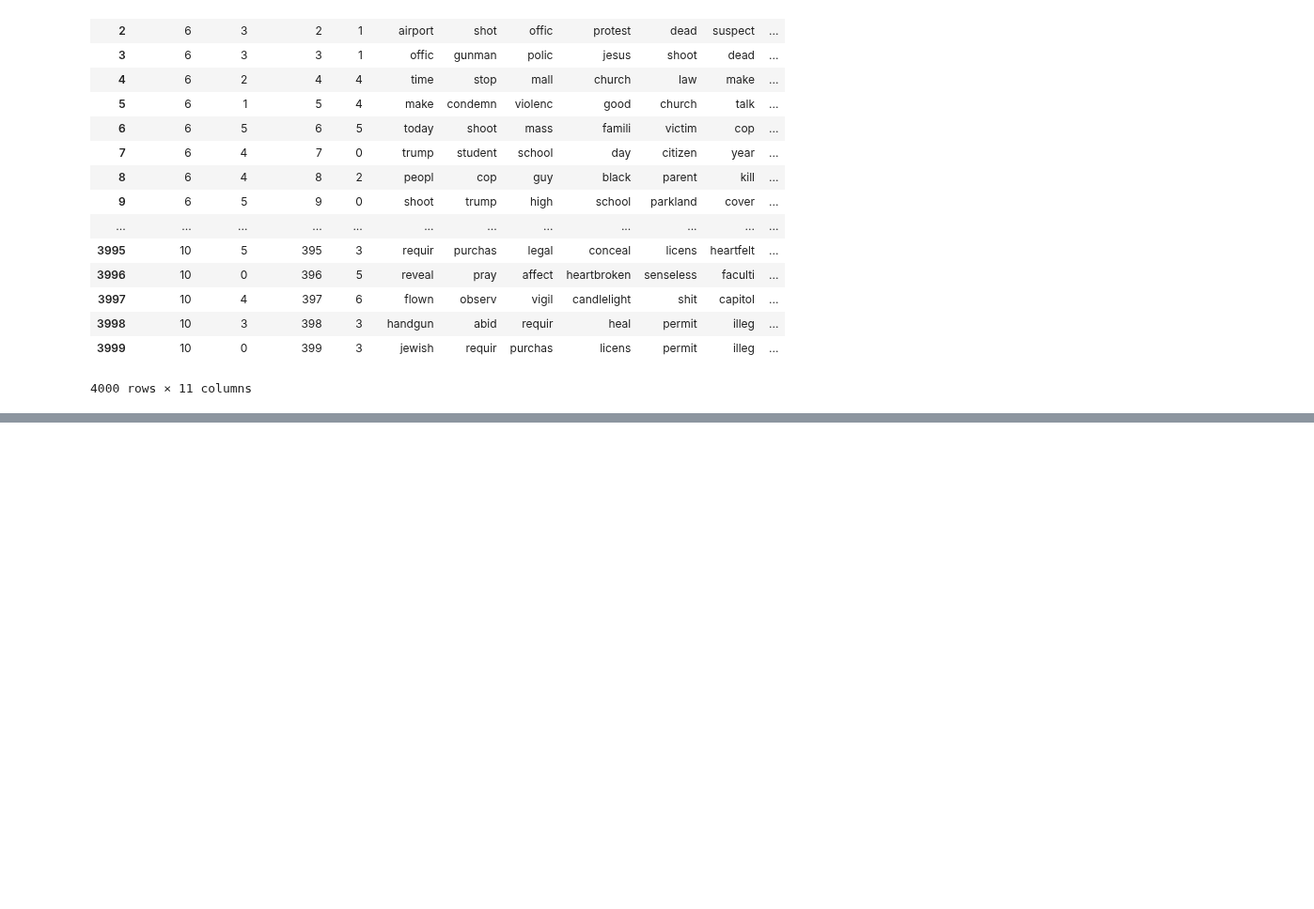
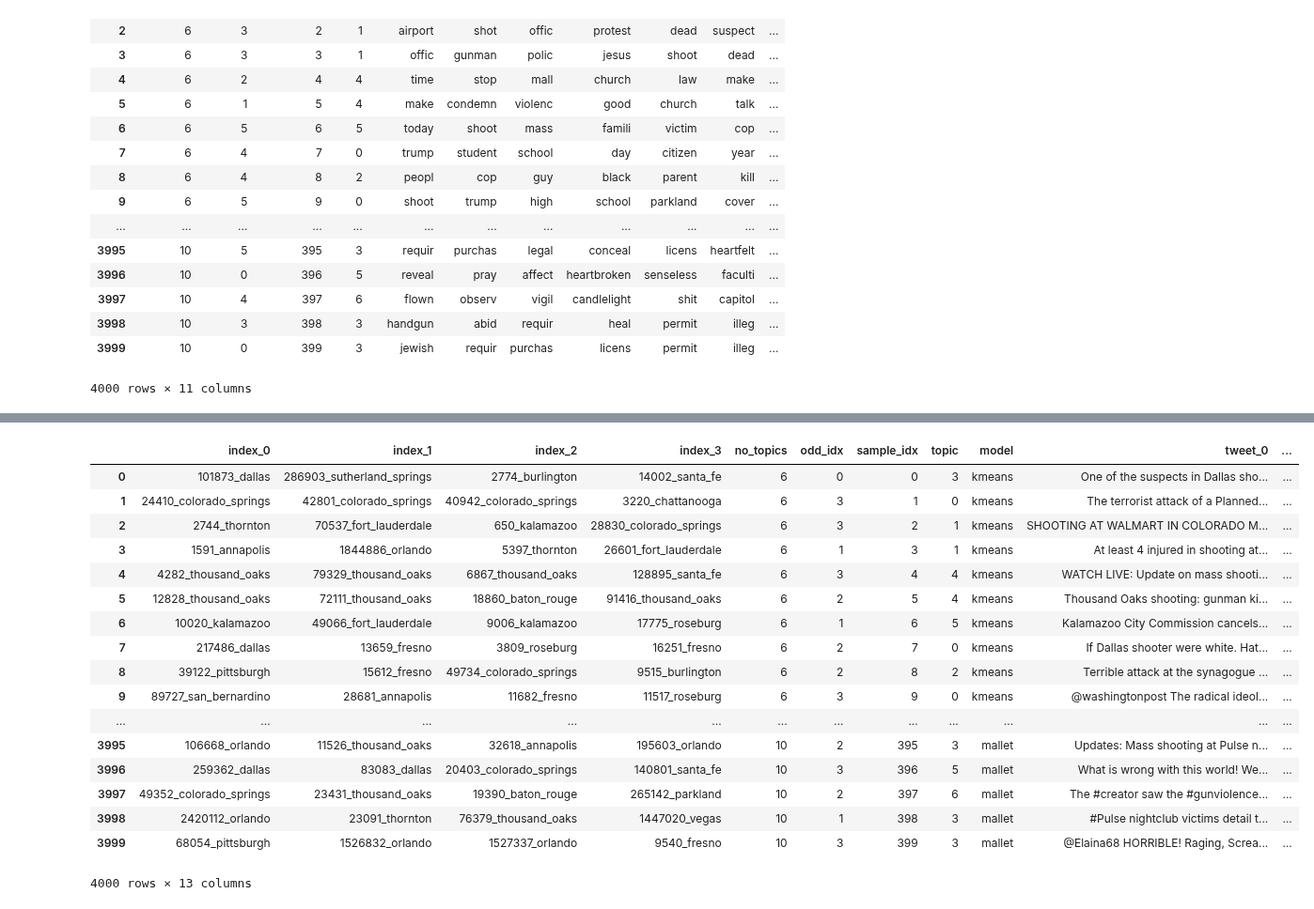
Before and after one commit to ddemszky/framing-twitter, a Jupyter notebook: 2_topic_clustering/collect data for evaluation.ipynb, the cells around one changed output, grey strips where cells are left out. Shown at 94% size. Cells and saved outputs as stored; diff of their text form; code cells hidden in the pictures; blank space fills up the shorter version.

```diff
--- a/2_topic_clustering/collect data for evaluation.ipynb
+++ b/2_topic_clustering/collect data for evaluation.ipynb
@@ -211,0 +291,27 @@ concat.to_csv(OUTPUT_DIR + 'word_intrusion_data.csv', index=False)
+# %%
+thresholds = json.load(open(OUTPUT_DIR + 'prob_thresholds.json', 'r'))
+dicts = []
+for k in K_VALS:
+    print(k, 'clusters')
+    # get large tweet sample where all events are equally represented
+    dfs = []
+    for e in events:
+        df = pd.read_csv(TWEET_DIR + e + '/' + e + '_mallet_topics_' + str(k) + '.csv')
+        df['ratio']  = (1 - df['prob_0']) / (1 - df['prob_1'])
+        df = df[df['ratio'] < thresholds[str(k)]].sample(SAMPLE_PER_EVENT, random_state=config['SEED'])
+        df['indices_in_original'] = df['indices_in_original'].astype(str) + '_' + e
+        dfs.append(df)
+    concat = pd.concat(dfs, ignore_index=True)
+    percentile_count = int(len(concat) / 100 * LOWEST_PERCENTILE)
+    print(percentile_count)
+
+    # get closest tweets
+    closest = {i: set(topic_tweet_neighbors(concat, i, percentile_count, k)) for i in range(k)}
+
+    # get furthest tweets to each cluster within LOWEST_PERCENTILE percentile
+    furthest = {i: set(topic_tweet_neighbors(concat, i, percentile_count, k, close=False)) for i in range(k)}
+    furthest = get_furthest_other_closest(furthest, closest)
+
+    # generate samples
+    dicts = generate_samples(k, closest, furthest, dicts)
+mallet_df = pd.DataFrame(dicts, index = range(len(dicts)))
@@ -211,0 +332,37 @@ concat.to_csv(OUTPUT_DIR + 'word_intrusion_data.csv', index=False)
+# %%
+mallet_df['model'] = 'mallet'
+kmeans_df['model'] = 'kmeans'
+concat = pd.concat([kmeans_df, mallet_df], ignore_index=True)
+# %%
+def get_tweets(df):
+    for e in events:
+        tweets = pd.read_csv(TWEET_DIR + e + '/' + e + '.csv', sep='\t', lineterminator='\n', usecols=['text'])
+        for i in range(NUM_CLOSE + 1):
+            split = df['index_' + str(i)].str.split('_', n=1)
+            for row_idx, (idx, event) in enumerate(split):
+                if event == e:
+                    df.set_value(row_idx, 'tweet_' + str(i), tweets.iloc[int(idx)].text)
+    return df
+# %%
+concat = get_tweets(concat)
+# %%
+concat
+# %% [output]
+|  | index_0 | index_1 | index_2 | index_3 | no_topics | odd_idx | sample_idx | topic | model | tweet_0 | ... |
+| 0 | 101873_dallas | 286903_sutherland_springs | 2774_burlington | 14002_santa_fe | 6 | 0 | 0 | 3 | kmeans | One of the suspects in Dallas sho... | ... |
+| 1 | 24410_colorado_springs | 42801_colorado_springs | 40942_colorado_springs | 3220_chattanooga | 6 | 3 | 1 | 0 | kmeans | The terrorist attack of a Planned... | ... |
+| 2 | 2744_thornton | 70537_fort_lauderdale | 650_kalamazoo | 28830_colorado_springs | 6 | 3 | 2 | 1 | kmeans | SHOOTING AT WALMART IN COLORADO M... | ... |
+| 3 | 1591_annapolis | 1844886_orlando | 5397_thornton | 26601_fort_lauderdale | 6 | 1 | 3 | 1 | kmeans | At least 4 injured in shooting at... | ... |
+| 4 | 4282_thousand_oaks | 79329_thousand_oaks | 6867_thousand_oaks | 128895_santa_fe | 6 | 3 | 4 | 4 | kmeans | WATCH LIVE: Update on mass shooti... | ... |
+| 5 | 12828_thousand_oaks | 72111_thousand_oaks | 18860_baton_rouge | 91416_thousand_oaks | 6 | 2 | 5 | 4 | kmeans | Thousand Oaks shooting: gunman ki... | ... |
+| 6 | 10020_kalamazoo | 49066_fort_lauderdale | 9006_kalamazoo | 17775_roseburg | 6 | 1 | 6 | 5 | kmeans | Kalamazoo City Commission cancels... | ... |
+| 7 | 217486_dallas | 13659_fresno | 3809_roseburg | 16251_fresno | 6 | 2 | 7 | 0 | kmeans | If Dallas shooter were white. Hat... | ... |
+| 8 | 39122_pittsburgh | 15612_fresno | 49734_colorado_springs | 9515_burlington | 6 | 2 | 8 | 2 | kmeans | Terrible attack at the synagogue ... | ... |
+| 9 | 89727_san_bernardino | 28681_annapolis | 11682_fresno | 11517_roseburg | 6 | 3 | 9 | 0 | kmeans | @washingtonpost The radical ideol... | ... |
+| ... | ... | ... | ... | ... | ... | ... | ... | ... | ... | ... | ... |
+| 3995 | 106668_orlando | 11526_thousand_oaks | 32618_annapolis | 195603_orlando | 10 | 2 | 395 | 3 | mallet | Updates: Mass shooting at Pulse n... | ... |
+| 3996 | 259362_dallas | 83083_dallas | 20403_colorado_springs | 140801_santa_fe | 10 | 3 | 396 | 5 | mallet | What is wrong with this world! We... | ... |
+| 3997 | 49352_colorado_springs | 23431_thousand_oaks | 19390_baton_rouge | 265142_parkland | 10 | 2 | 397 | 6 | mallet | The #creator saw the #gunviolence... | ... |
+| 3998 | 2420112_orlando | 23091_thornton | 76379_thousand_oaks | 1447020_vegas | 10 | 1 | 398 | 3 | mallet | #Pulse nightclub victims detail t... | ... |
+| 3999 | 68054_pittsburgh | 1526832_orlando | 1527337_orlando | 9540_fresno | 10 | 3 | 399 | 3 | mallet | @Elaina68 HORRIBLE! Raging, Screa... | ... |
+4000 rows × 13 columns
```
Also changed, not shown: parts of 17 cells of this notebook, 4 other files.
